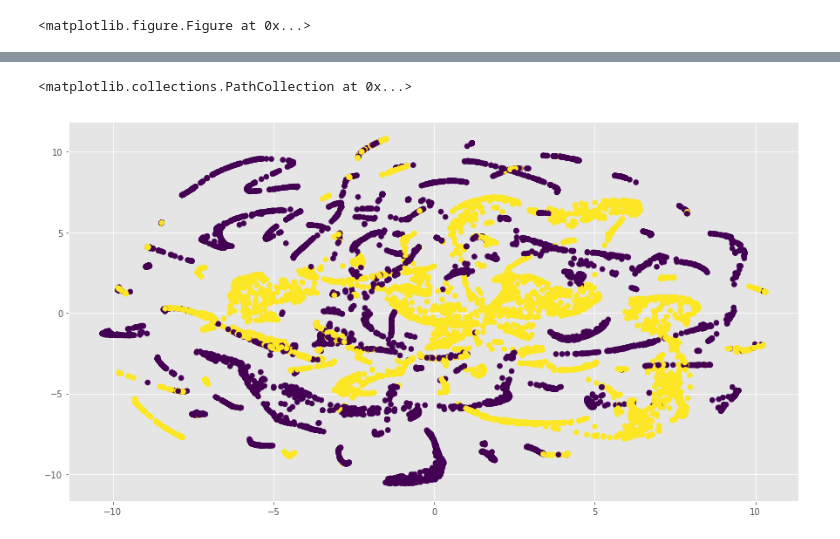
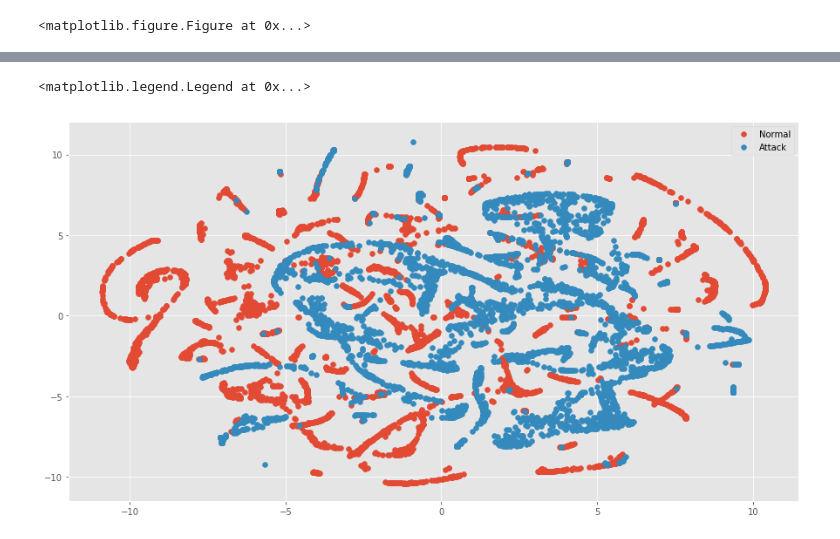
Before and after one commit to rkmalaiya/network_anomaly_detection_deep_learning, a Jupyter notebook: eda.ipynb, the cells around one changed output, grey strips where cells are left out. Drawn from its saved outputs; the diff is of its cells as text; code cells hidden in the pictures.

```diff
--- a/eda.ipynb
+++ b/eda.ipynb
@@ -408,6 +408,7 @@ plt.figure(figsize=(15,8))
 from sklearn.manifold import TSNE
 model = TSNE(n_components=2, random_state=0)
 #np.set_printoptions(suppress=True)
-df = model.fit_transform(df_train.head(10000).iloc[:, :-1])
-
-df1 = np.hstack((df, preprocessing.kdd_train_2labels_y.head(10000).values.reshape(-1,1)))
+sample = df_train.sample(10000)
+x_tsne = sample.iloc[:, :-1]
+y_tsne = sample.iloc[:, -1]
+df = model.fit_transform(x_tsne)
@@ -438,7 +415,9 @@ df2
 # %%
 plt.figure(figsize=(15,8))
-plt.scatter(x = df2.iloc[:,0], y = df2.iloc[:,1], c = df2.iloc[:,2] )
-#plt.legend()
+plt.scatter(x = df[y_tsne==0,0], y = df[y_tsne==0,1], label = 'Normal')
+plt.scatter(x = df[y_tsne==1,0], y = df[y_tsne==1,1], label = 'Attack')
+
+plt.legend()
 # %% [output]
-<matplotlib.collections.PathCollection at 0x...>
+<matplotlib.legend.Legend at 0x...>
-[figure, old version]
+[figure, new version]
```
Also changed, not shown: parts of 10 cells of this notebook.
